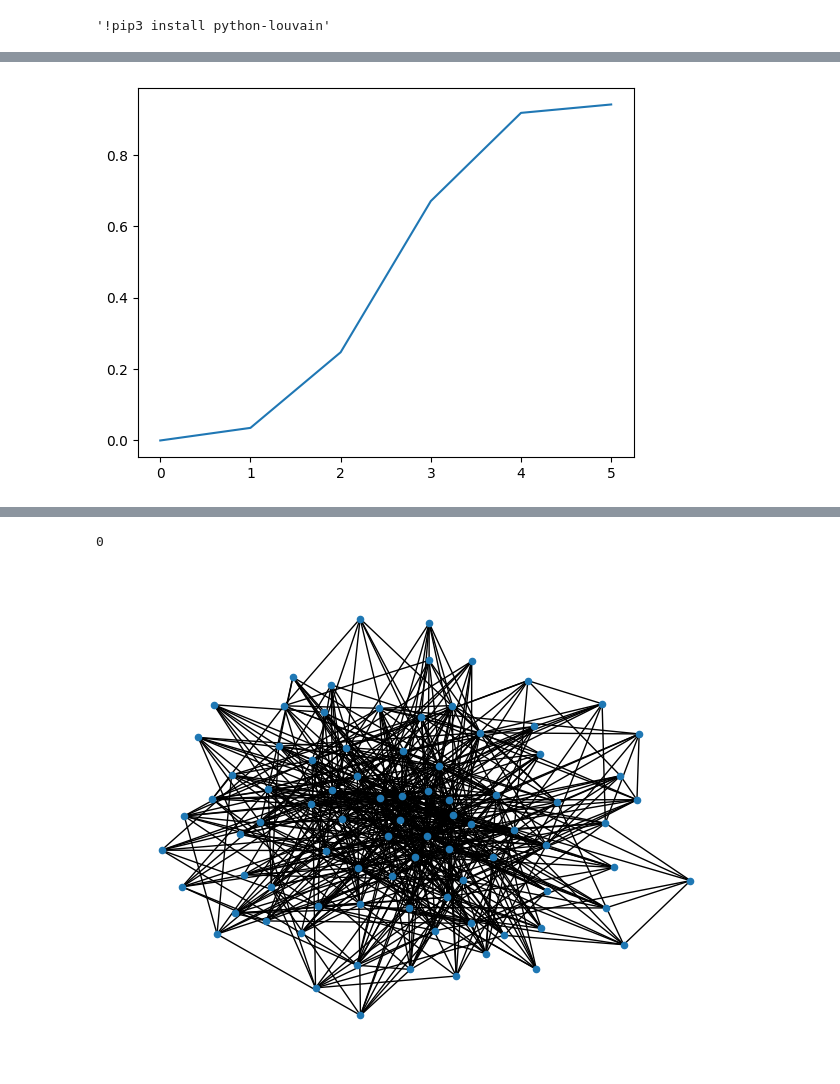
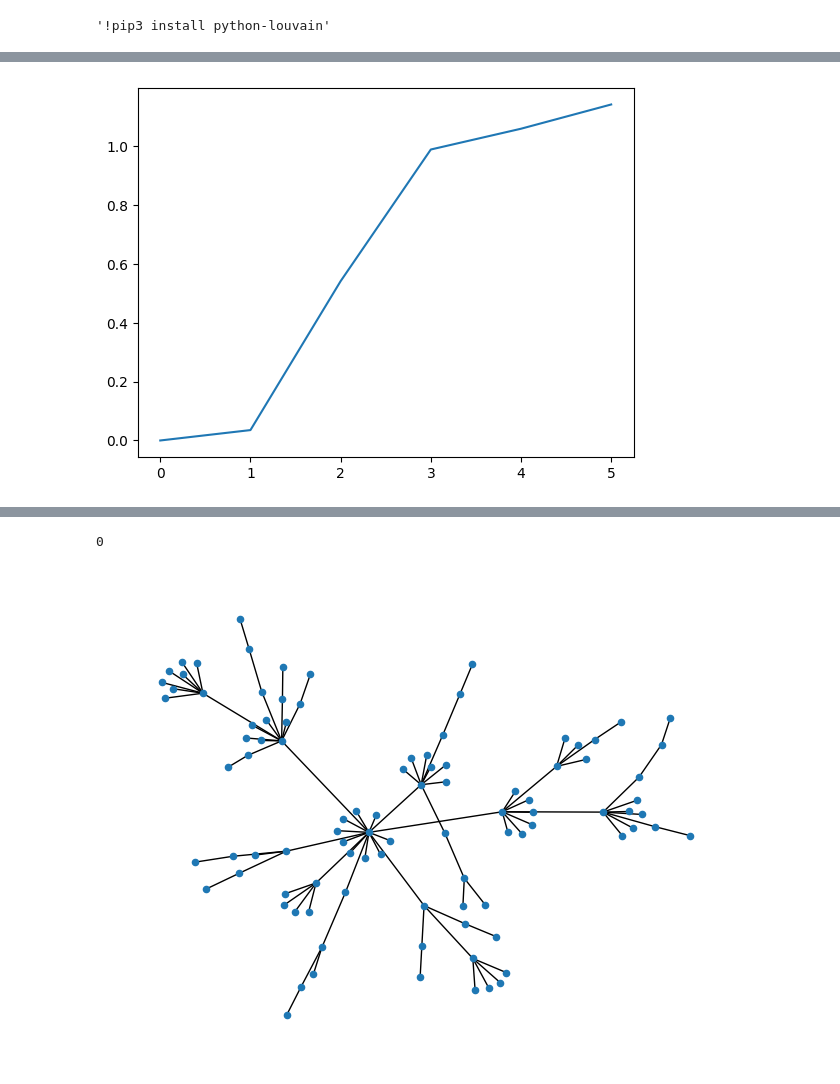
Before and after one commit to PierreRemacle/LINMA2472_P1, a Jupyter notebook: HW1.ipynb, the cells around one changed output, grey strips where cells are left out. Cells and saved outputs as stored; diff of their text form; code cells hidden in the pictures.

```diff
--- a/HW1.ipynb
+++ b/HW1.ipynb
@@ -118,3 +127,3 @@ b_file.close()
 # %%
-matrix_occ = np.loadtxt("matrix_occ.txt").reshape(lg_allnames, lg_allnames)
-matrix_diag = np.loadtxt("matrix_D.txt").reshape(lg_allnames, lg_allnames)
+matrix_occ = np.loadtxt("matrix_occ(1).txt").reshape(lg_allnames, lg_allnames)
+matrix_diag = np.loadtxt("matrix_D(1).txt").reshape(lg_allnames, lg_allnames)
@@ -145,5 +156,6 @@ plot_matrix(matrix_diag-matrix_occ+1)
 # %%
 import networkx as nx
+color_map=[]
 def create_graph(matrix):
     length_Matrix = len(matrix)
     G = nx.Graph()
@@ -156,10 +168,18 @@ def create_graph(matrix):
             if(matrix[j][k]!=0):
                 G.add_edge(j,k)
 
+    for node in G:
+            if node ==13:
+                color_map.append('green')
+            elif node ==15:
+                color_map.append('green')
+            else:
+                color_map.append('blue')
 
     return G
 
 graph_net = create_graph(matrix_diag+matrix_occ)
-nx.draw(graph_net, nx.spring_layout(graph_net), node_color='black', node_size=20, width=0.5)
+print(nx.degree_assortativity_coefficient(graph_net))
+nx.draw(graph_net, nx.spring_layout(graph_net,seed=41), node_color=color_map, node_size=20, width=0.5)
 print(graph_net)
 # %% [output]
@@ -344,7 +364,7 @@ def plotSpreadingCurve(spreading_curve):
     plt.show
 plotSpreadingCurve(spreading_curve)
 # %% [output]
-[figure, old version]
+[figure, new version]
 # %%
 import glob
 from PIL import Image
@@ -362,11 +382,11 @@ img.save(fp=fp_out, format='GIF', append_images=imgs,
 ![my_awesome.gif](gif1.gif)
 # %%
 def Barabasi_Albert(G):
-    BA = nx.barabasi_albert_graph(nx.number_of_nodes(G), 8)
+    BA = nx.barabasi_albert_graph(nx.number_of_nodes(G), 1)
     nx.draw(BA,node_size=20)
     return 0
 
 Barabasi_Albert(graph_net)
 # %% [output]
 0
-[figure, old version]
+[figure, new version]
```
Also changed, not shown: parts of 9 cells of this notebook, 15 other files.
